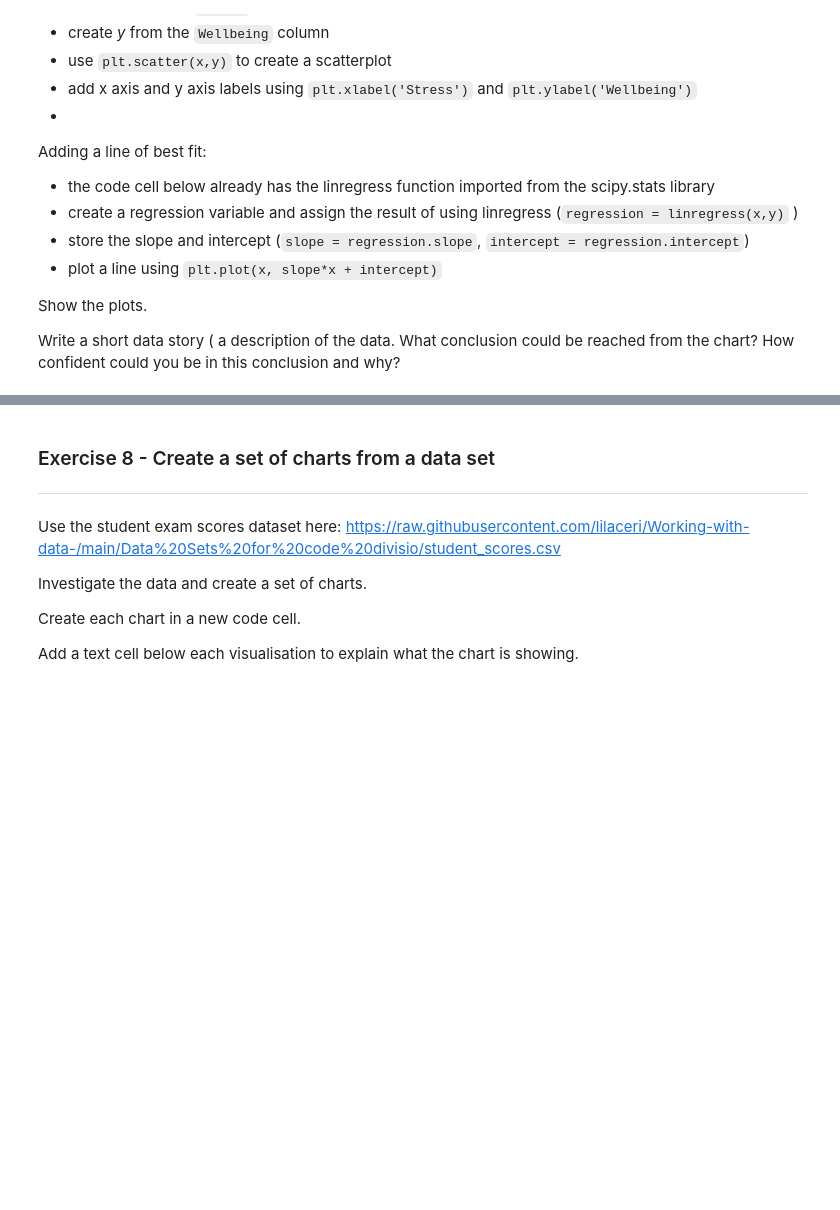
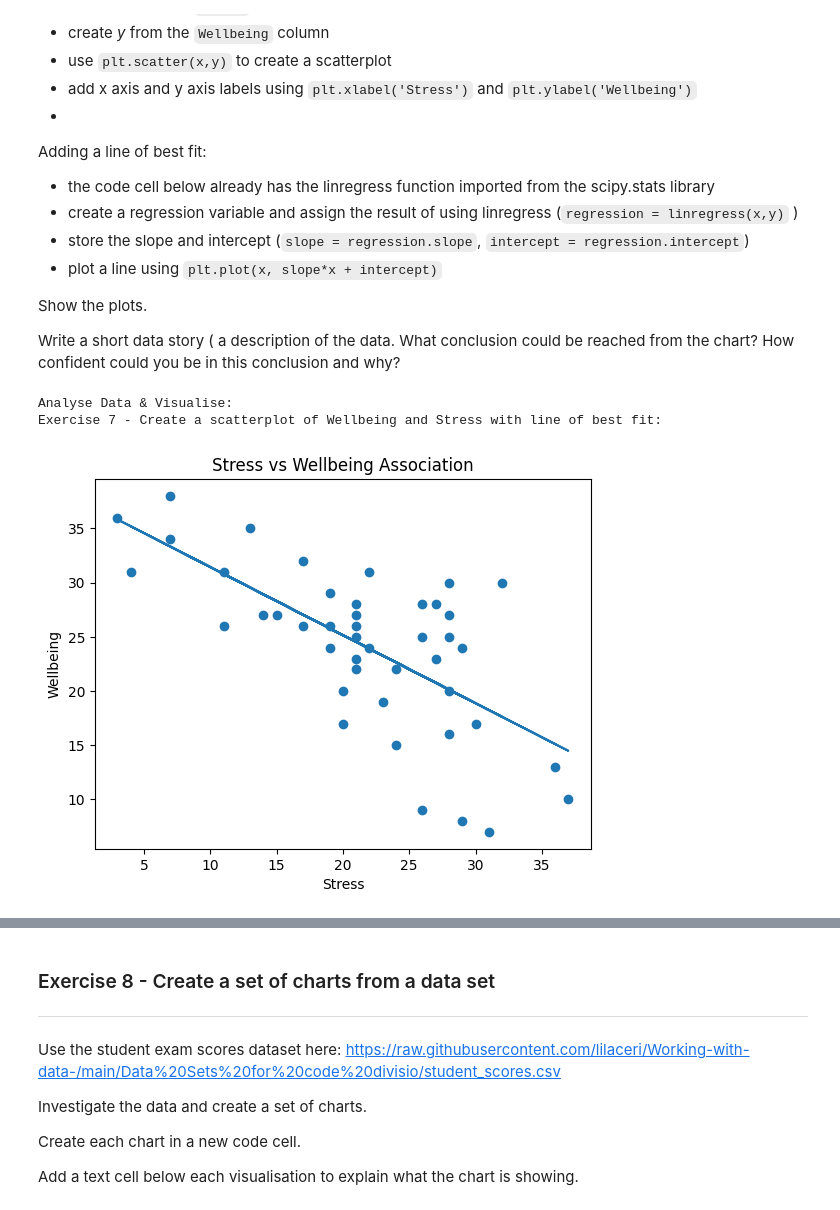
Before and after one commit to TsamayaDesigns/codeDivision-data-with-python, a Jupyter notebook: 7_1_Visualisation_with_matplotlib.ipynb, the cells around one changed output, grey strips where cells are left out. Cells and saved outputs as stored; diff of their text form; code cells hidden in the pictures; blank space fills up the shorter version.

```diff
--- a/7_1_Visualisation_with_matplotlib.ipynb
+++ b/7_1_Visualisation_with_matplotlib.ipynb
@@ -452,0 +451,27 @@ from scipy.stats import linregress
+# %%
+from scipy.stats import linregress
+
+print("\nAnalyse Data & Visualise: \nExercise 7 - Create a scatterplot of Wellbeing and Stress with line of best fit: ")
+
+# Analyse Data & Visualise
+def analyse_data():
+  # Scatterplot of Wellbeing and Stress data:
+  x = psych_data["Stress"]
+  y = psych_data["Wellbeing"]
+  plt.title("Stress vs Wellbeing Association")
+  plt.xlabel("Stress")
+  plt.ylabel("Wellbeing")
+  plt.scatter(x, y)
+
+  # Line of best fit added:
+  regression = linregress(x, y)
+  slope = regression.slope
+  intercept = regression.intercept
+  plt.plot(x, slope*x + intercept)
+  plt.show()
+
+analyse_data()
+# %% [output]
+Analyse Data & Visualise:
+Exercise 7 - Create a scatterplot of Wellbeing and Stress with line of best fit:
+[figure, added]
```
Also changed, not shown: parts of 2 cells of this notebook.
